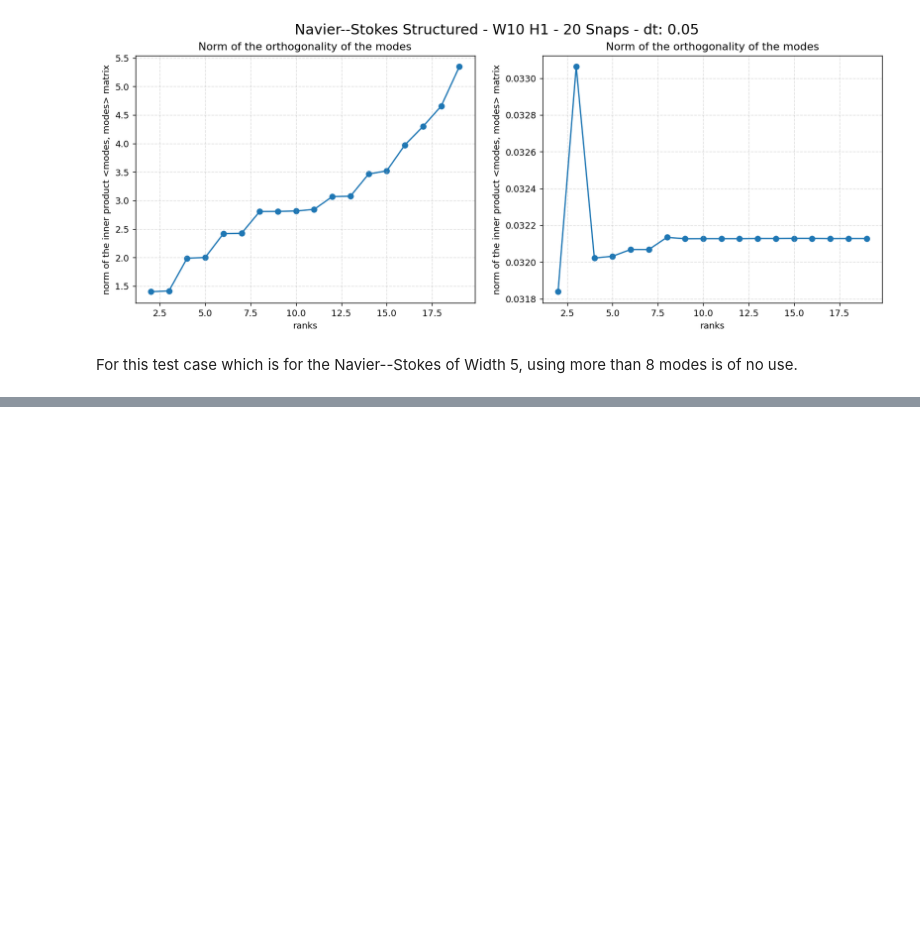
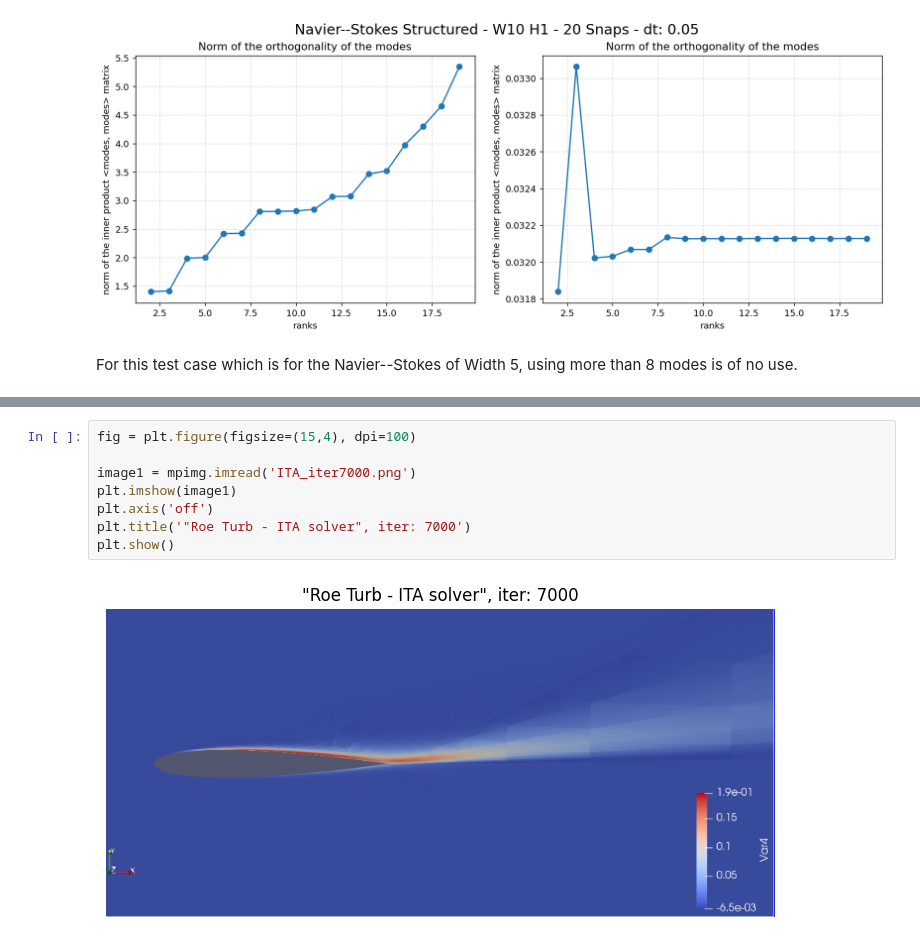
Before and after one commit to Delaunay-I/ANSLab-reports, a Jupyter notebook: 2022/11 - November/2022_11_02/02-Nov-2022.ipynb, the cells around one changed output, grey strips where cells are left out. Drawn from its saved outputs; the diff is of its cells as text; blank space fills up the shorter version.

```diff
--- a/2022/11 - November/2022_11_02/02-Nov-2022.ipynb
+++ b/2022/11 - November/2022_11_02/02-Nov-2022.ipynb
@@ -76,0 +138,10 @@ For this test case which is for the Navier--Stokes of Width 5, using more than 8
+# %%
+fig = plt.figure(figsize=(15,4), dpi=100)
+
+image1 = mpimg.imread('ITA_iter7000.png')
+plt.imshow(image1)
+plt.axis('off')
+plt.title('"Roe Turb - ITA solver", iter: 7000')
+plt.show()
+# %% [output]
+[figure, added]
```
Also changed, not shown: parts of 12 cells of this notebook, 9 other files.
